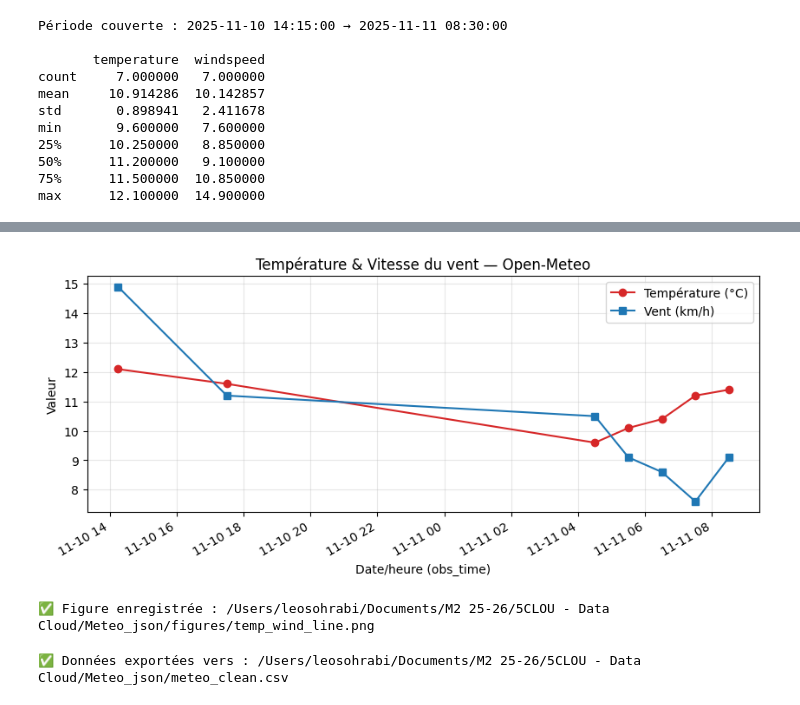
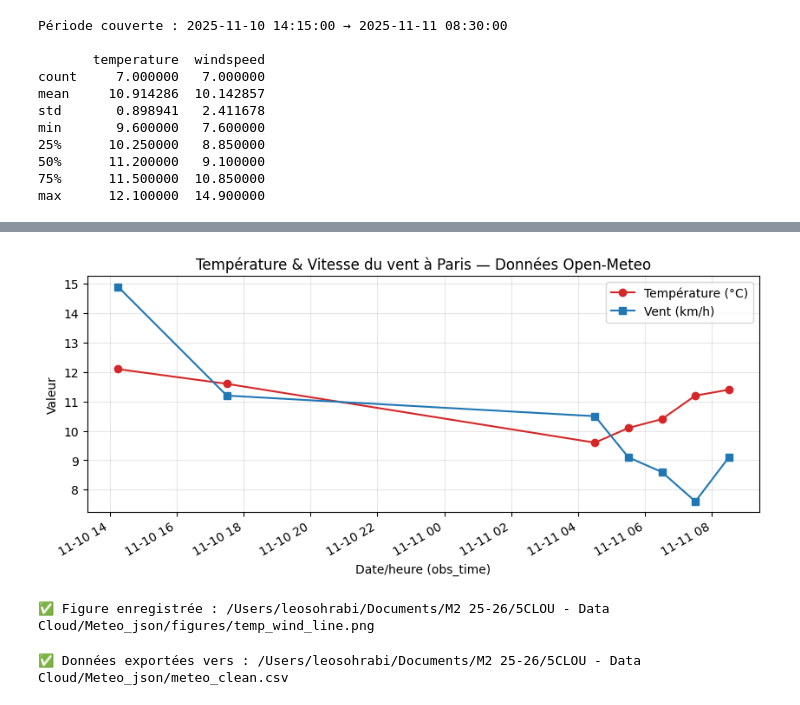
Before and after one commit to Mr10Wick/5CLOUD-data-platform-for-real-time-event-analysis, a Jupyter notebook: Part4.ipynb, the cells around one changed output, grey strips where cells are left out. Drawn from its saved outputs; the diff is of its cells as text; code cells hidden in the pictures.

```diff
--- a/Part4.ipynb
+++ b/Part4.ipynb
@@ -123,22 +123,22 @@ print("✅ Figure enregistrée :", out)
 # %%
 # ---- Cellule 6 : température & vent sur le même graphique ----
 plt.figure(figsize=(10, 4))
 plt.plot(df["obs_time"], df["temperature"], marker="o", color="tab:red", label="Température (°C)")
 plt.plot(df["obs_time"], df["windspeed"], marker="s", color="tab:blue", label="Vent (km/h)")
-plt.title("Température & Vitesse du vent — Open-Meteo")
+plt.title("Température & Vitesse du vent à Paris — Données Open-Meteo")
 plt.xlabel("Date/heure (obs_time)")
 plt.ylabel("Valeur")
 plt.legend()
 plt.grid(True, alpha=0.3)
 plt.gcf().autofmt_xdate()
 
 out = FIG_DIR / "temp_wind_line.png"
 plt.savefig(out, dpi=150, bbox_inches="tight")
 plt.show()
 
 print("✅ Figure enregistrée :", out)
 # %% [output]
-[figure, old version]
+[figure, new version]
 ✅ Figure enregistrée : /Users/leosohrabi/Documents/M2 25-26/5CLOU - Data Cloud/Meteo_json/figures/temp_wind_line.png
 # %%
 # ---- Cellule 7 : export CSV ----
```
Also changed, not shown: parts of 3 cells of this notebook, 3 other files.
